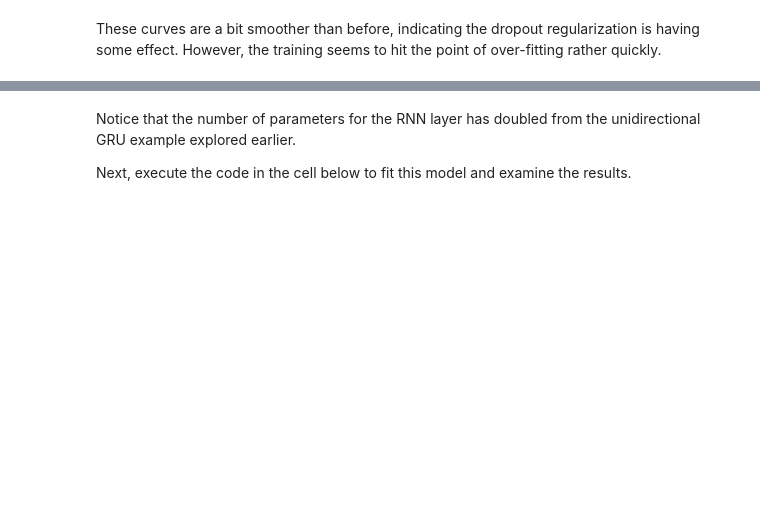
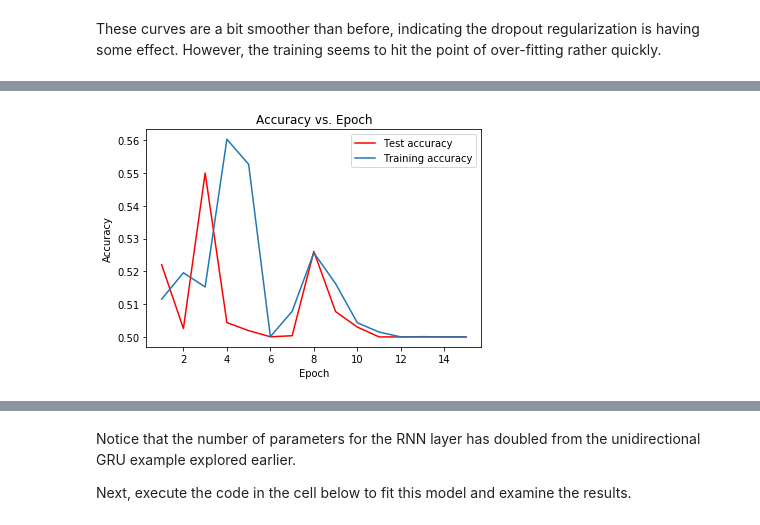
Before and after one commit to StephenElston/MachineLearning530, a Jupyter notebook: Lesson5/IntroductonToRecurrentNNs.ipynb, the cells around one changed output, grey strips where cells are left out. Drawn from its saved outputs; the diff is of its cells as text; code cells hidden in the pictures; blank space fills up the shorter version.

```diff
--- a/Lesson5/IntroductonToRecurrentNNs.ipynb
+++ b/Lesson5/IntroductonToRecurrentNNs.ipynb
@@ -457,3 +683,7 @@ These curves are a bit smoother than before, indicating the dropout regularizati
+# %%
+plot_accuracy(historyGRU2)
+# %% [output]
+[figure, added]
 # %% [markdown]
 ### 7.0 Bidirectional RNNs
 
```
Also changed, not shown: parts of 33 cells of this notebook, 2 other files.
